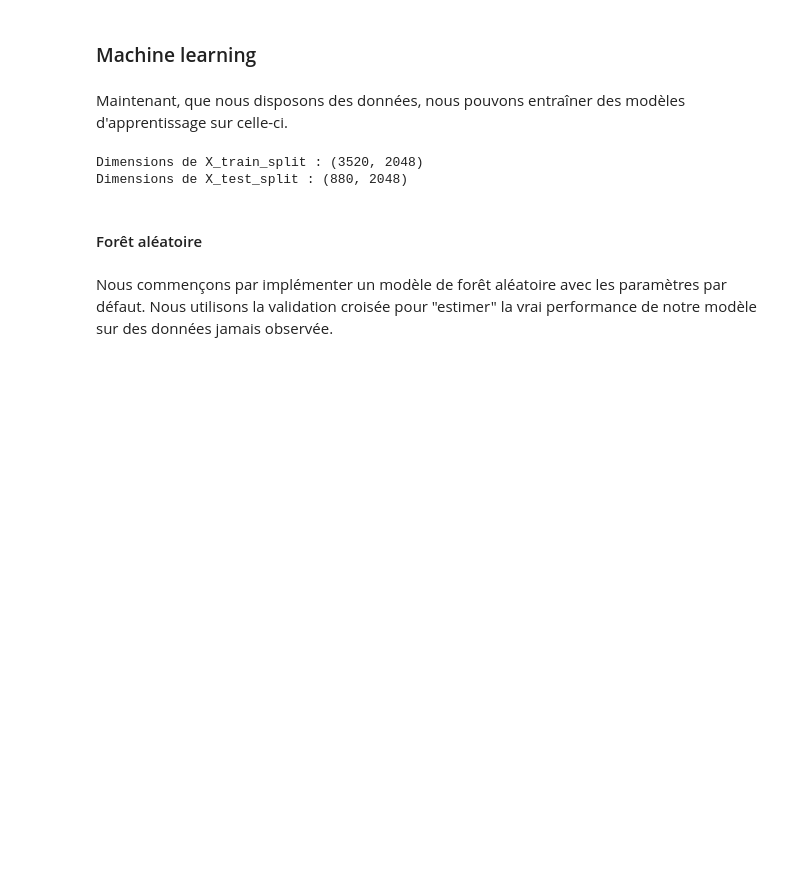
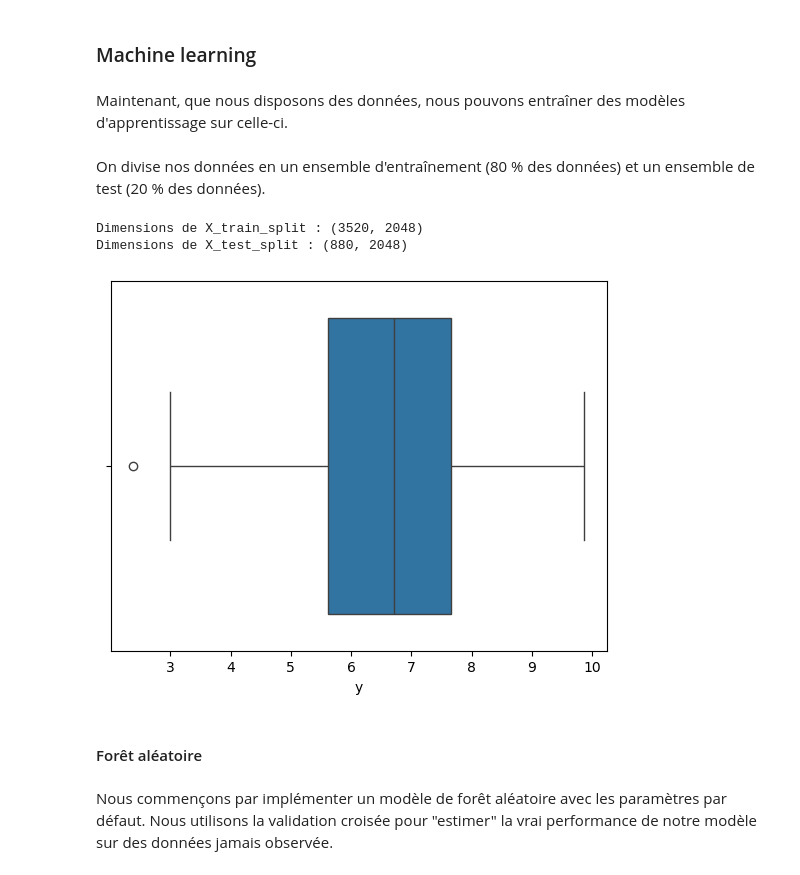
Before and after one commit to rachidsahli/Challenge-data-ens, a Jupyter notebook: Interaction_Molécule/pred_baseline.ipynb, the cells around one changed output. Cells and saved outputs as stored; diff of their text form; code cells hidden in the pictures; blank space fills up the shorter version.

```diff
--- a/Interaction_Molécule/pred_baseline.ipynb
+++ b/Interaction_Molécule/pred_baseline.ipynb
@@ -134 +137,3 @@ Y_train = y_train
+# %% [markdown]
+On divise nos données en un ensemble d'entraînement (80 % des données) et un ensemble de test (20 % des données).
 # %%
@@ -139,6 +144,12 @@ print(f"Dimensions de X_test_split : {X_test_split.shape}")
 # %% [output]
 Dimensions de X_train_split : (3520, 2048)
 Dimensions de X_test_split : (880, 2048)
+# %%
+# Visualisation des valeurs cibles
+sns.boxplot(x=y_train)
+plt.show()
+# %% [output]
+[figure, added]
 # %% [markdown]
 #### Forêt aléatoire
 # %% [markdown]
```
Also changed, not shown: parts of 26 cells of this notebook.
